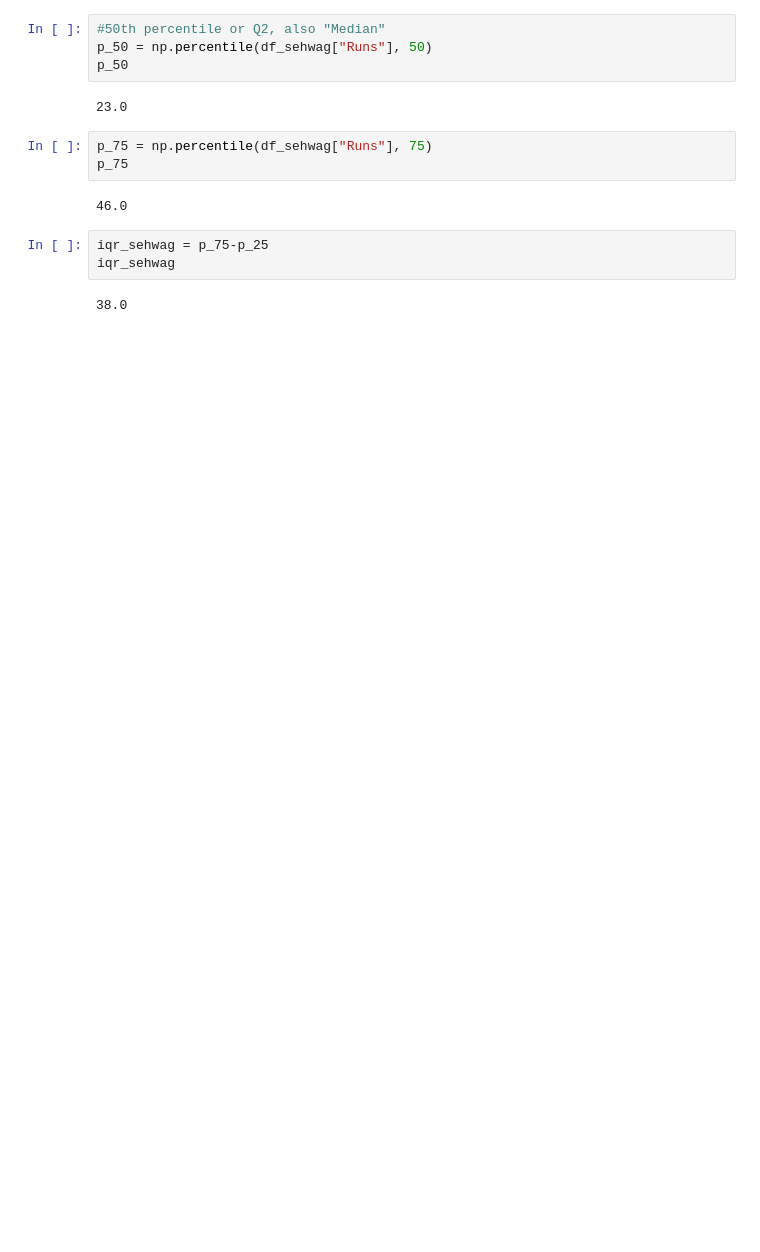
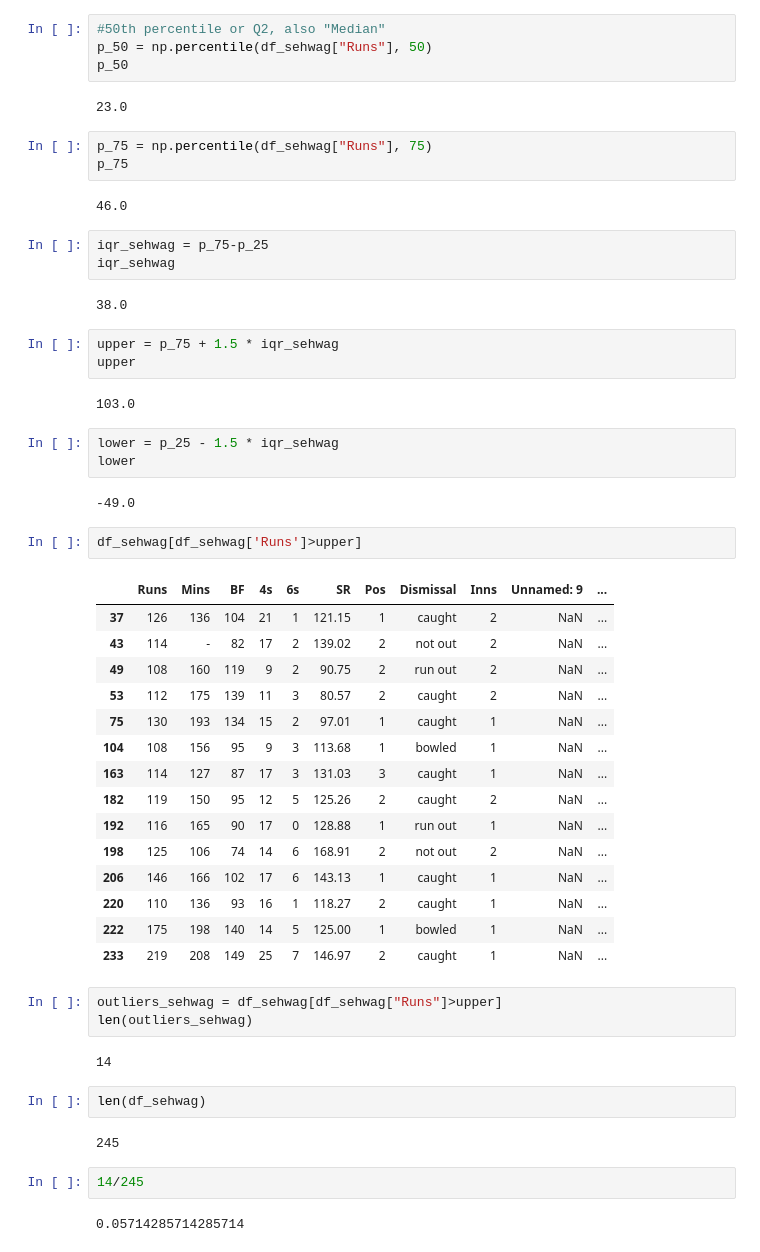
Before and after one commit to cskuracha/Python-Machine-Learning-Analysis, a Jupyter notebook: 02_Prob_Stat/Prob_Stat_Descriptive_Stat_Jun24.ipynb, the cells around one changed output. Cells and saved outputs as stored; diff of their text form; blank space fills up the shorter version.

```diff
--- a/02_Prob_Stat/Prob_Stat_Descriptive_Stat_Jun24.ipynb
+++ b/02_Prob_Stat/Prob_Stat_Descriptive_Stat_Jun24.ipynb
@@ -202,3 +202,44 @@ iqr_sehwag = p_75-p_25
 iqr_sehwag
 # %% [output]
 38.0
+# %%
+upper = p_75 + 1.5 * iqr_sehwag
+upper
+# %% [output]
+103.0
+# %%
+lower = p_25 - 1.5 * iqr_sehwag
+lower
+# %% [output]
+-49.0
+# %%
+df_sehwag[df_sehwag['Runs']>upper]
+# %% [output]
+|  | Runs | Mins | BF | 4s | 6s | SR | Pos | Dismissal | Inns | Unnamed: 9 | ... |
+| 37 | 126 | 136 | 104 | 21 | 1 | 121.15 | 1 | caught | 2 | NaN | ... |
+| 43 | 114 | - | 82 | 17 | 2 | 139.02 | 2 | not out | 2 | NaN | ... |
+| 49 | 108 | 160 | 119 | 9 | 2 | 90.75 | 2 | run out | 2 | NaN | ... |
+| 53 | 112 | 175 | 139 | 11 | 3 | 80.57 | 2 | caught | 2 | NaN | ... |
+| 75 | 130 | 193 | 134 | 15 | 2 | 97.01 | 1 | caught | 1 | NaN | ... |
+| 104 | 108 | 156 | 95 | 9 | 3 | 113.68 | 1 | bowled | 1 | NaN | ... |
+| 163 | 114 | 127 | 87 | 17 | 3 | 131.03 | 3 | caught | 1 | NaN | ... |
+| 182 | 119 | 150 | 95 | 12 | 5 | 125.26 | 2 | caught | 2 | NaN | ... |
+| 192 | 116 | 165 | 90 | 17 | 0 | 128.88 | 1 | run out | 1 | NaN | ... |
+| 198 | 125 | 106 | 74 | 14 | 6 | 168.91 | 2 | not out | 2 | NaN | ... |
+| 206 | 146 | 166 | 102 | 17 | 6 | 143.13 | 1 | caught | 1 | NaN | ... |
+| 220 | 110 | 136 | 93 | 16 | 1 | 118.27 | 2 | caught | 1 | NaN | ... |
+| 222 | 175 | 198 | 140 | 14 | 5 | 125.00 | 1 | bowled | 1 | NaN | ... |
+| 233 | 219 | 208 | 149 | 25 | 7 | 146.97 | 2 | caught | 1 | NaN | ... |
+# %%
+outliers_sehwag = df_sehwag[df_sehwag["Runs"]>upper]
+len(outliers_sehwag)
+# %% [output]
+14
+# %%
+len(df_sehwag)
+# %% [output]
+245
+# %%
+14/245
+# %% [output]
+0.05714285714285714
```
